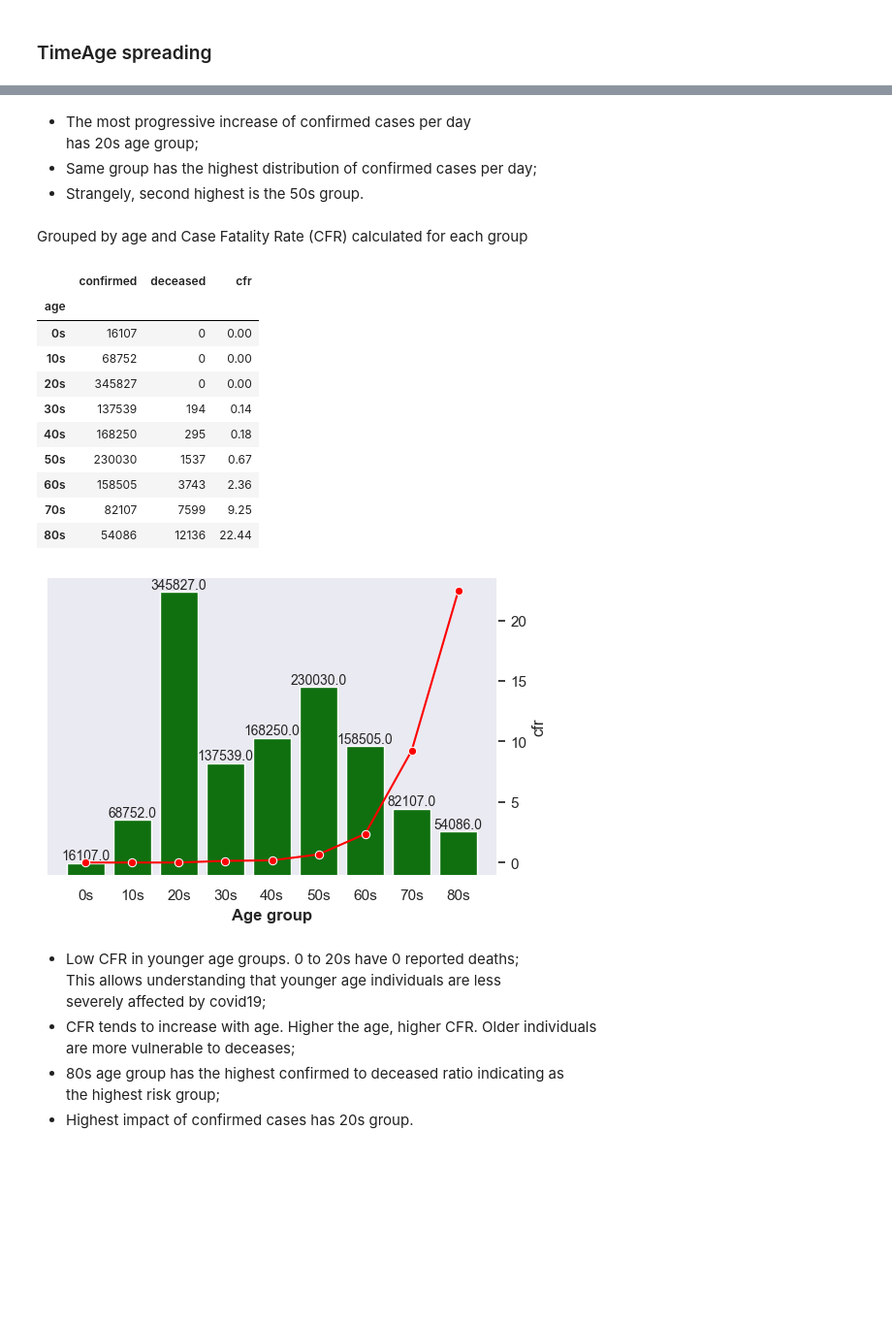
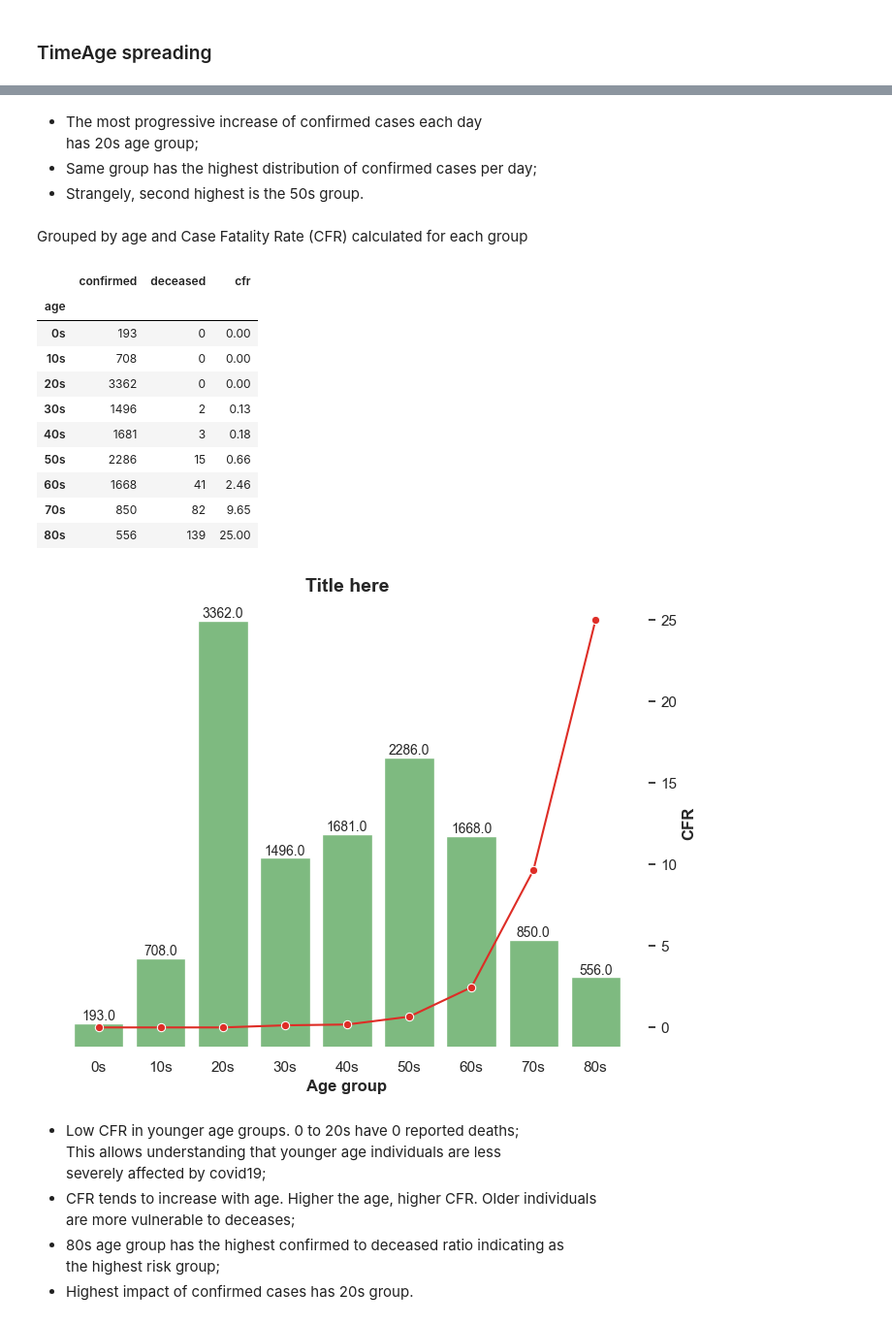
Before and after one commit to ShariYo/Modul1_Sprint4, a Jupyter notebook: project/main.ipynb, the cells around one changed output, grey strips where cells are left out. Shown: that part at 97% size. Saved outputs shown, nothing was run; the diff lists cells and outputs as text; code cells hidden in the pictures; blank space fills up the shorter version.

```diff
--- a/project/main.ipynb
+++ b/project/main.ipynb
@@ -130,5 +168,12 @@ memory usage: 42.7+ KB
 # %%
 clean_time_age["date"] = pd.to_datetime(clean_time_age["date"])
 clean_time_age.sort_values(by="date", ascending=True, inplace=True)
+
+diff_time_age = clean_time_age.groupby("age")["confirmed"].diff()
+clean_time_age["daily_confirmed"] = diff_time_age
+clean_time_age["daily_confirmed"] = clean_time_age["daily_confirmed"].fillna(0).astype(int)
+
+cumsum_time_age = clean_time_age.groupby("age")["daily_confirmed"].cumsum()
+clean_time_age["confirmed_cumsum"] = cumsum_time_age
 clean_time_age
 # %% [output]
@@ -281,48 +358,63 @@ plt.show()
 # %% [markdown]
-- The most progressive increase of confirmed cases per day
+- The most progressive increase of confirmed cases each day
 has 20s age group;
 - Same group has the highest distribution of confirmed cases per day;
 - Strangely, second highest is the 50s group.
 # %% [markdown]
 Grouped by age and Case Fatality Rate (CFR) calculated for each group
 # %%
-grouped_age = clean_time_age.groupby("age").agg({"confirmed":"sum", "deceased":"sum"})
+grouped_age = clean_time_age.groupby("age").agg({"confirmed":"max", "deceased":"max"})
 grouped_age["cfr"] = round((grouped_age["deceased"] / grouped_age["confirmed"]) * 100, 2)
 grouped_age
 # %% [output]
 |  | confirmed | deceased | cfr |
 | age |  |  |  |
-| 0s | 16107 | 0 | 0.00 |
-| 10s | 68752 | 0 | 0.00 |
-| 20s | 345827 | 0 | 0.00 |
-| 30s | 137539 | 194 | 0.14 |
-| 40s | 168250 | 295 | 0.18 |
-| 50s | 230030 | 1537 | 0.67 |
-| 60s | 158505 | 3743 | 2.36 |
-| 70s | 82107 | 7599 | 9.25 |
-| 80s | 54086 | 12136 | 22.44 |
+| 0s | 193 | 0 | 0.00 |
+| 10s | 708 | 0 | 0.00 |
+| 20s | 3362 | 0 | 0.00 |
+| 30s | 1496 | 2 | 0.13 |
+| 40s | 1681 | 3 | 0.18 |
+| 50s | 2286 | 15 | 0.66 |
+| 60s | 1668 | 41 | 2.46 |
+| 70s | 850 | 82 | 9.65 |
+| 80s | 556 | 139 | 25.00 |
 # %%
-fig, ax = plt.subplots(figsize=(6, 4))
+fig, ax = plt.subplots(figsize=(8, 6))
 
-splot = sns.barplot(data=grouped_age, x="age", y="confirmed", color="green")
-for p in splot.patches:
-    splot.annotate(format(p.get_height(), ".1f"),
-                   (p.get_x() + p.get_width() / 2., p.get_height()),
-                   ha="center", va="center",
-                   size=10,
-                   xytext=(0, 5),
-                   textcoords="offset points")
+splot = sns.barplot(data=grouped_age, x="age", y="confirmed", color="#74c476")
+
+def bar_annotations(name):
+    for p in name.patches:
+        name.annotate(format(p.get_height(), ".1f"),
+                    (p.get_x() + p.get_width() / 2., p.get_height()),
+                    ha="center", va="center",
+                    size=10,
+                    xytext=(0, 5),
+                    textcoords="offset points")
+    return p
+
+bar_annotations(splot)
+
 ax.set_yticks([])
 ax.set_ylabel(None)
 ax.set_xlabel("Age group", fontweight="bold")
+ax.set_frame_on(False)
 
 ax2 = ax.twinx()
-sns.lineplot(data=grouped_age, x="age", y="cfr", color="red", marker="o", ax=ax2)
+
+sns.lineplot(data=grouped_age, x="age", y="cfr", color="#de2d26", marker="o", ax=ax2)
 ax2.grid(False)
+ax2.set_ylabel("CFR", fontweight="bold")
+
+plt.title(
+    "Title here",
+    size=14,
+    fontweight="bold",
+    ha="center")
 
 plt.show()
 # %% [output]
-[figure, old version]
+[figure, new version]
 # %% [markdown]
 - Low CFR in younger age groups. 0 to 20s have 0 reported deaths;
 This allows understanding that younger age individuals are less
```
Also changed, not shown: parts of 17 cells of this notebook, 1 other file.
